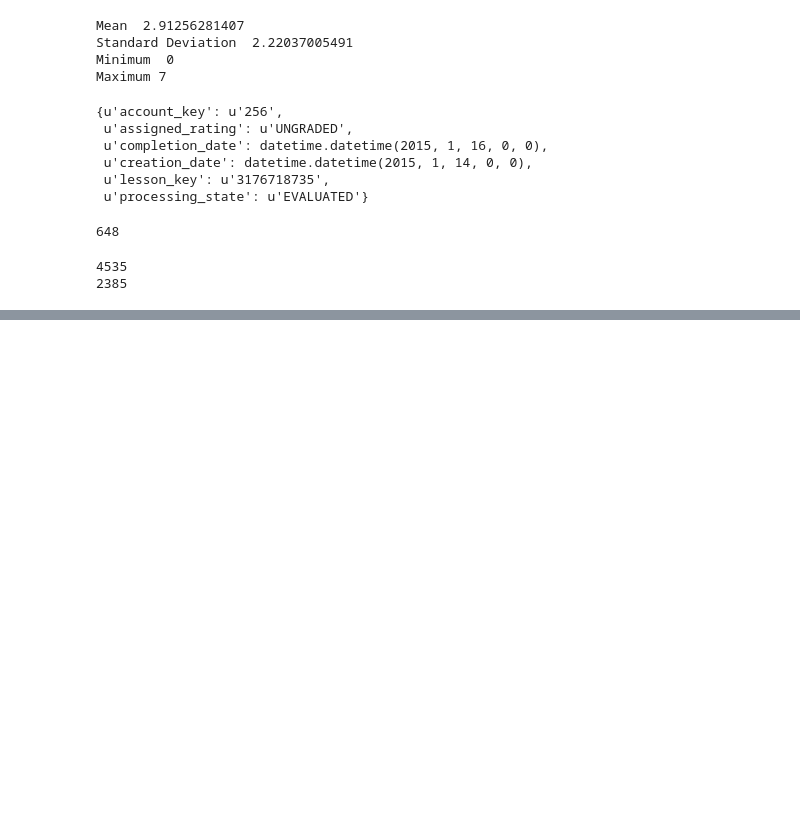
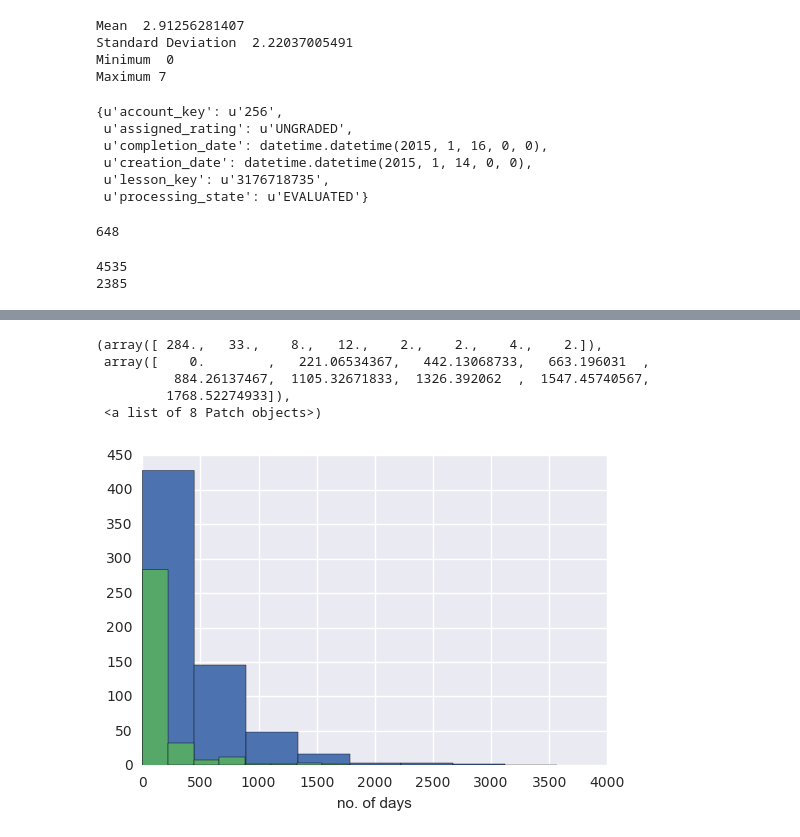
Before and after one commit to foncyc/udacity-intro-data-analysis, a Jupyter notebook: L1.ipynb, the cells around one changed output, grey strips where cells are left out. Drawn from its saved outputs; the diff is of its cells as text; code cells hidden in the pictures; blank space fills up the shorter version.

```diff
--- a/L1.ipynb
+++ b/L1.ipynb
@@ -355,3 +355,14 @@ print len(non_passing_engagement)
 # %% [output]
 4535
 2385
+# %%
+passing_engagement_by_account = group_data(passing_engagement, 'account_key')
+non_passing_engagement_by_account = group_data(non_passing_engagement, 'account_key')
+# %%
+print 'non-passing students:'
+non_passing_visits = sum_group_data(non_passing_engagement_by_account, 'total_minutes_visited')
+describe_data(non_passing_visits.values())
+
+print 'passing students:'
+passing_visits = sum_group_data(passing_engagement_by_account, 'total_minutes_visited')
+describe_data(passing_visits.values())
@@ -357,0 +398,11 @@ print len(non_passing_engagement)
+# %%
+plt.hist(passing_visits.values(), bins=8)
+plt.xlabel('no. of days')
+plt.hist(non_passing_visits.values(), bins=8)
+# %% [output]
+(array([ 284.,   33.,    8.,   12.,    2.,    2.,    4.,    2.]),
+ array([    0.        ,   221.06534367,   442.13068733,   663.196031  ,
+          884.26137467,  1105.32671833,  1326.392062  ,  1547.45740567,
+         1768.52274933]),
+ <a list of 8 Patch objects>)
+[figure, added]
```
Also changed, not shown: parts of 2 cells of this notebook.
